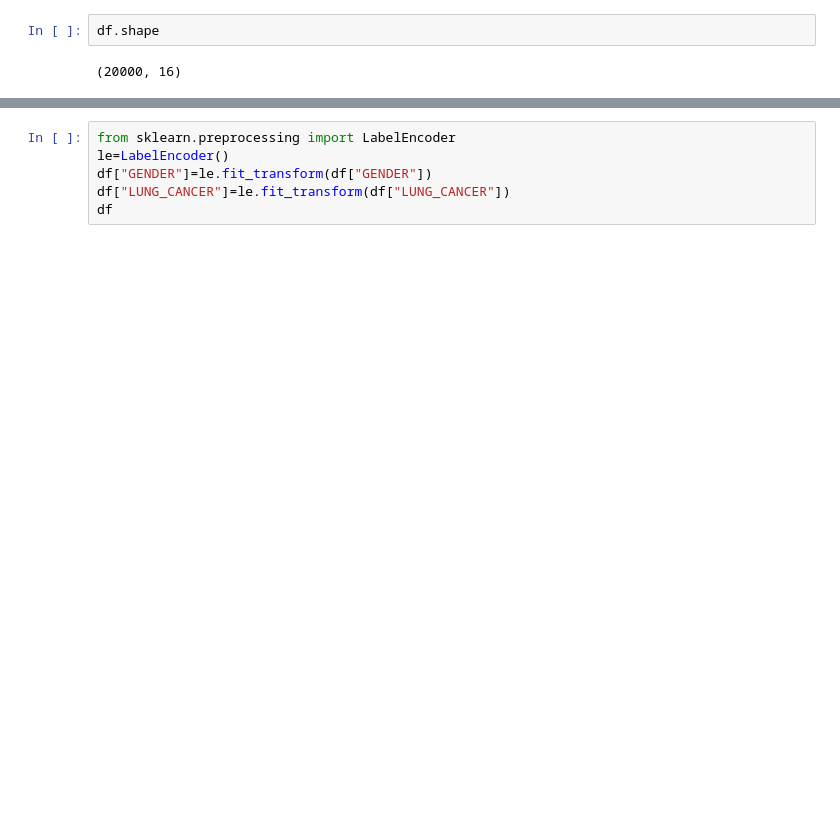
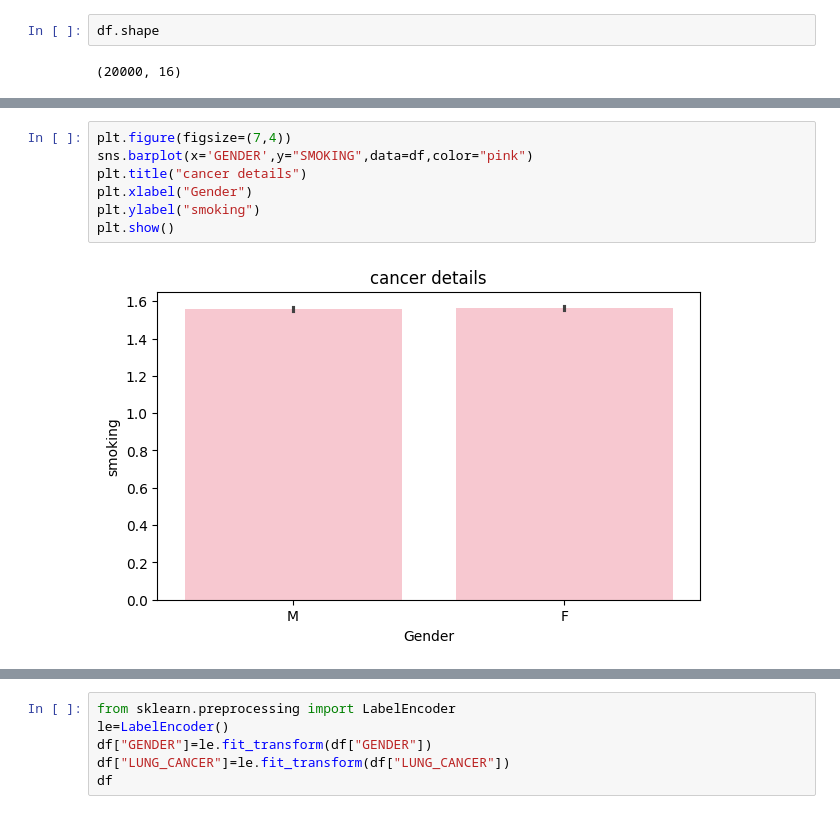
Before and after one commit to manimounika1201-pixel/data_analytics_project, a Jupyter notebook: logistic.ipynb, the cells around one changed output, grey strips where cells are left out. Cells and saved outputs as stored; diff of their text form; blank space fills up the shorter version.

```diff
--- a/logistic.ipynb
+++ b/logistic.ipynb
@@ -112,0 +89,9 @@ np.int64(0)
+# %%
+plt.figure(figsize=(7,4))
+sns.barplot(x='GENDER',y="SMOKING",data=df,color="pink")
+plt.title("cancer details")
+plt.xlabel("Gender")
+plt.ylabel("smoking")
+plt.show()
+# %% [output]
+[figure, added]
```
Also changed, not shown: parts of 24 cells of this notebook.
